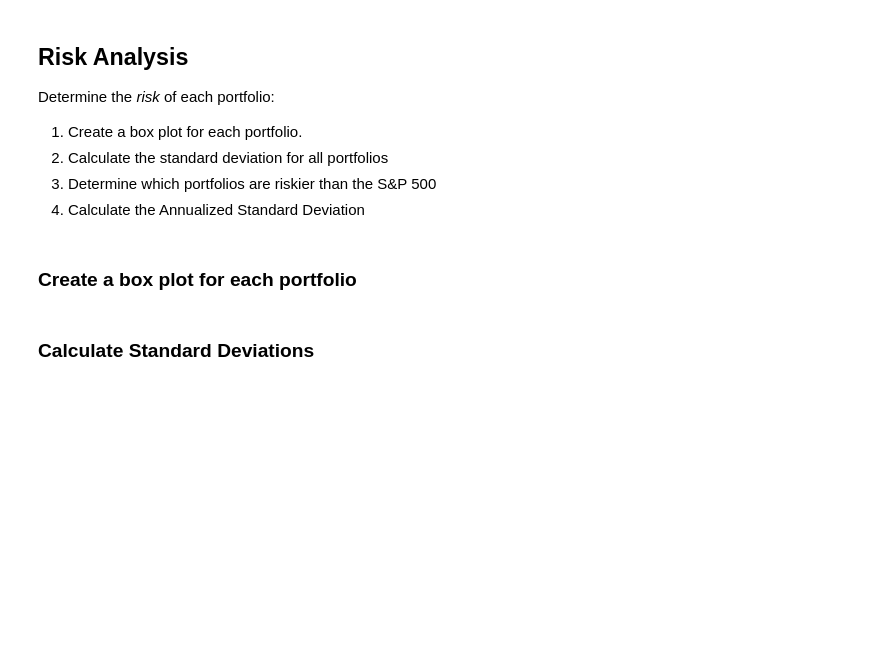
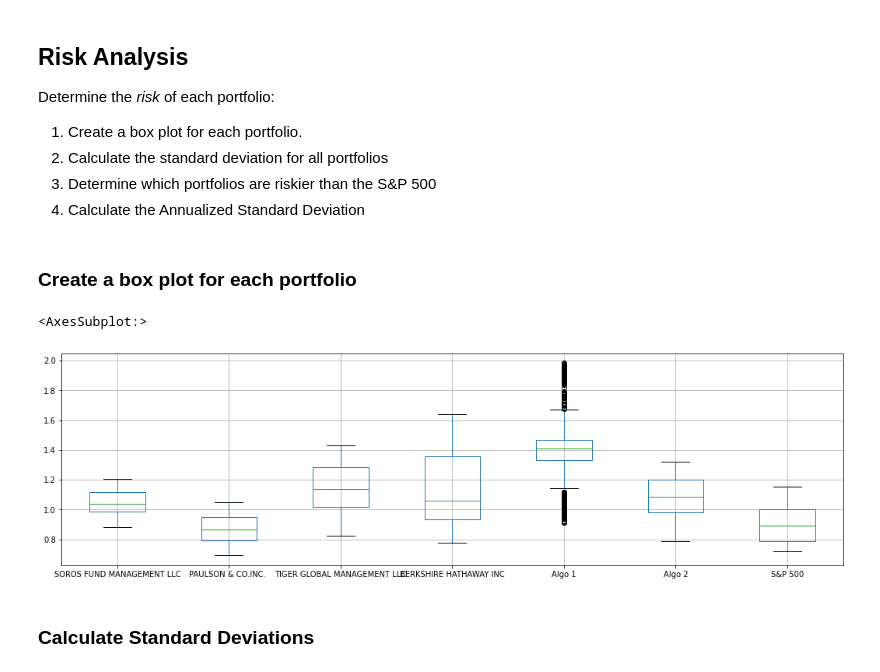
Before and after one commit to BaldHeads/Pandas_Practice, a Jupyter notebook: whale_analysis.ipynb, the cells around one changed output. Saved outputs shown, nothing was run; the diff lists cells and outputs as text; code cells hidden in the pictures; blank space fills up the shorter version.

```diff
--- a/whale_analysis.ipynb
+++ b/whale_analysis.ipynb
@@ -159,6 +147,10 @@ Determine the _risk_ of each portfolio:
 ### Create a box plot for each portfolio
 # %%
 # Box plot to visually show risk
+cumulative_returns.boxplot(figsize=(18,5))
+# %% [output]
+<AxesSubplot:>
+[figure, added]
 # %% [markdown]
 ### Calculate Standard Deviations
 # %%
```
Also changed, not shown: parts of 6 cells of this notebook.
